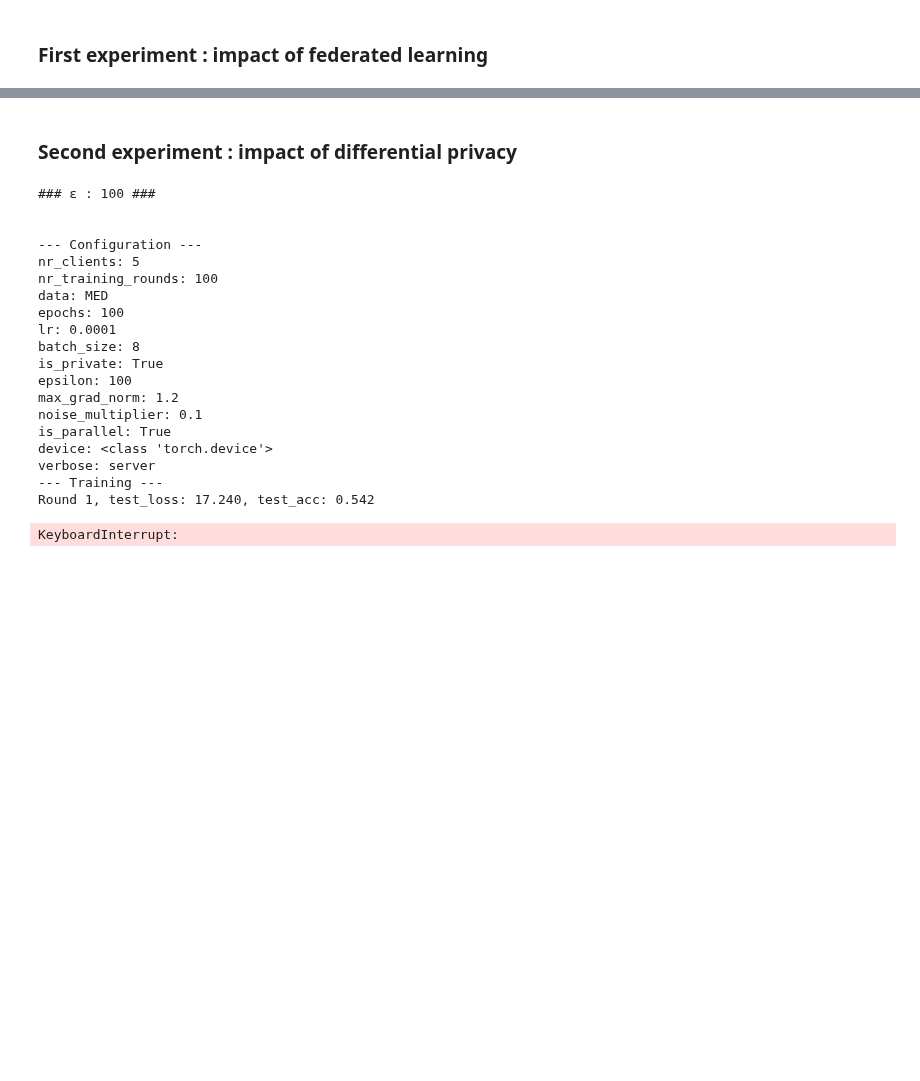
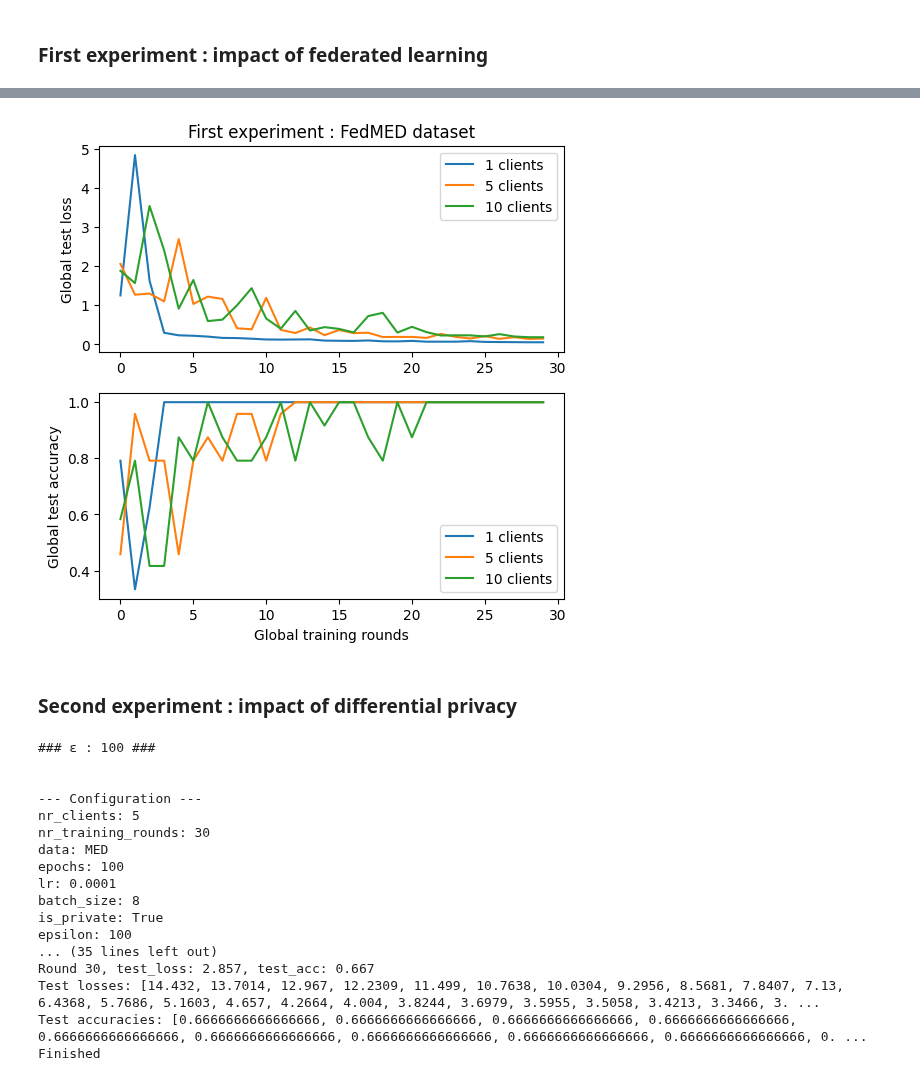
Before and after one commit to jan-kreischer/FedML_w_DP, a Jupyter notebook: experiments/exp_FedMed.ipynb, the cells around one changed output, grey strips where cells are left out. Drawn from its saved outputs; the diff is of its cells as text; code cells hidden in the pictures; blank space fills up the shorter version.

Commit message:
Ran fed med experiments

```diff
--- a/experiments/exp_FedMed.ipynb
+++ b/experiments/exp_FedMed.ipynb
@@ -0,0 +42,10 @@
+# %%
+# Make sure cuda support is available
+import torch
+
+if torch.cuda.is_available():
+    device_name = "cuda:0"
+else:
+    device_name = "cpu"
+print("device_name: {}".format(device_name))
+device = torch.device(device_name)
@@ -39,8 +91,8 @@ for nr_clients in RANGE_NR_CLIENTS:
         noise_multiplier=None,
         epsilon=None,
         is_parallel=False,
-        device=None,
+        device=device,
         verbose='server')
-    test_losses, test_accs = server.train(early=True, patience=PATIENCE)
+    test_losses, test_accs = server.train()
     experiment_losses.append(test_losses)
     experiment_accs.append(test_accs)
@@ -47,7 +117,10 @@ for nr_clients in RANGE_NR_CLIENTS:
 # %%
 names = [f'{i} clients' for i in RANGE_NR_CLIENTS]
-title = 'First experiment on FedMed dataset'
-plot_exp(experiment_losses, experiment_accs, names, title)
+title = 'First experiment : FedMED dataset'
+fig = plot_exp(experiment_losses, experiment_accs, names, title)
+fig.savefig("FedMED_exp1.pdf")
+# %% [output]
+[figure, added]
 # %% [markdown]
 ### Second experiment : impact of differential privacy
 # %%
@@ -78,10 +151,10 @@ for epsilon in RANGE_EPSILON:
         max_grad_norm=MAX_GRAD_NORM,
         noise_multiplier=NOISE_MULTIPLIER,
         is_parallel=True,
-        device=None,
+        device=device,
         verbose='server')
 
-    test_losses, test_accs = server.train(early=False, patience=PATIENCE)
+    test_losses, test_accs = server.train()
     experiment_losses.append(test_losses)
     experiment_accs.append(test_accs)
 # %% [output]
@@ -90,21 +163,18 @@ for epsilon in RANGE_EPSILON:
 
 --- Configuration ---
 nr_clients: 5
-nr_training_rounds: 100
+nr_training_rounds: 30
 data: MED
 epochs: 100
 lr: 0.0001
 batch_size: 8
 is_private: True
 epsilon: 100
-max_grad_norm: 1.2
-noise_multiplier: 0.1
-is_parallel: True
-device: <class 'torch.device'>
-verbose: server
---- Training ---
-Round 1, test_loss: 17.240, test_acc: 0.542
+... (35 lines left out)
+Round 30, test_loss: 2.857, test_acc: 0.667
+Test losses: [14.432, 13.7014, 12.967, 12.2309, 11.499, 10.7638, 10.0304, 9.2956, 8.5681, 7.8407, 7.13, 6.4368, 5.7686, 5.1603, 4.657, 4.2664, 4.004, 3.8244, 3.6979, 3.5955, 3.5058, 3.4213, 3.3466, 3. ...
+Test accuracies: [0.6666666666666666, 0.6666666666666666, 0.6666666666666666, 0.6666666666666666, 0.6666666666666666, 0.6666666666666666, 0.6666666666666666, 0.6666666666666666, 0.6666666666666666, 0. ...
+Finished
-KeyboardInterrupt:
 # %%
 names = [f'ε = {i}' for i in RANGE_EPSILON]
 title = 'Second experiment on FedMed dataset'
```
Also changed, not shown: parts of 12 cells of this notebook.
